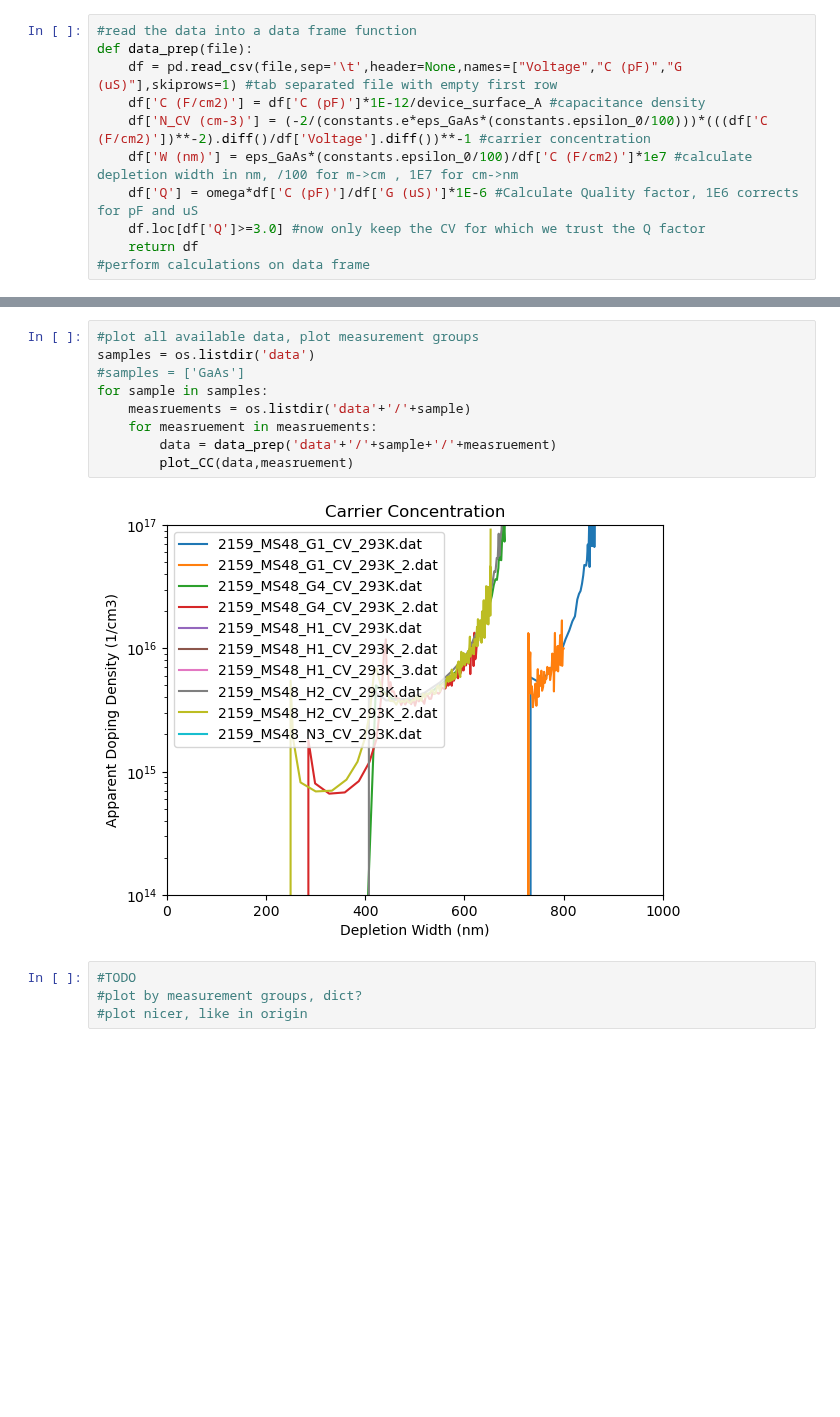
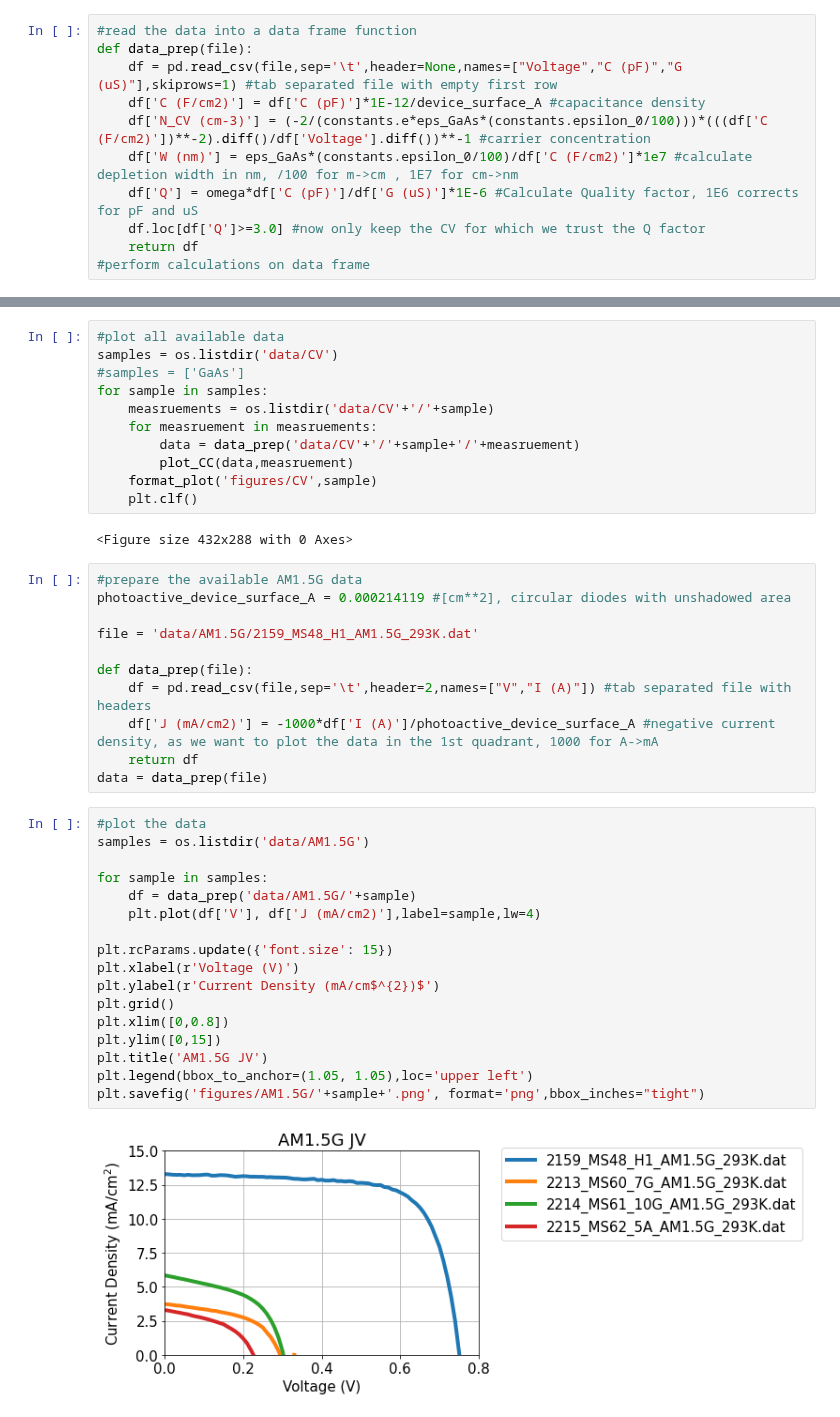
Before and after one commit to schwarzmalte/CDE_Valencia_2023_proceedings, a Jupyter notebook: data_plot.ipynb, the cells around one changed output, grey strips where cells are left out. Drawn from its saved outputs; the diff is of its cells as text; blank space fills up the shorter version.

```diff
--- a/data_plot.ipynb
+++ b/data_plot.ipynb
@@ -43,15 +56,43 @@ plot_CC(example_data,example_file)
 # %%
-#plot all available data, plot measurement groups
-samples = os.listdir('data')
+#plot all available data
+samples = os.listdir('data/CV')
 #samples = ['GaAs']
 for sample in samples:
-    measruements = os.listdir('data'+'/'+sample)
+    measruements = os.listdir('data/CV'+'/'+sample)
     for measruement in measruements:
-        data = data_prep('data'+'/'+sample+'/'+measruement)
+        data = data_prep('data/CV'+'/'+sample+'/'+measruement)
         plot_CC(data,measruement)
+    format_plot('figures/CV',sample)
+    plt.clf()
 # %% [output]
-[figure, removed]
+<Figure size 432x288 with 0 Axes>
-# %%
-#TODO
-#plot by measurement groups, dict?
-#plot nicer, like in origin
+# %%
+#prepare the available AM1.5G data
+photoactive_device_surface_A = 0.000214119 #[cm**2], circular diodes with unshadowed area
+
+file = 'data/AM1.5G/2159_MS48_H1_AM1.5G_293K.dat'
+
+def data_prep(file):
+    df = pd.read_csv(file,sep='\t',header=2,names=["V","I (A)"]) #tab separated file with headers
+    df['J (mA/cm2)'] = -1000*df['I (A)']/photoactive_device_surface_A #negative current density, as we want to plot the data in the 1st quadrant, 1000 for A->mA
+    return df
+data = data_prep(file)
+# %%
+#plot the data
+samples = os.listdir('data/AM1.5G')
+
+for sample in samples:
+    df = data_prep('data/AM1.5G/'+sample)
+    plt.plot(df['V'], df['J (mA/cm2)'],label=sample,lw=4)
+
+plt.rcParams.update({'font.size': 15})
+plt.xlabel(r'Voltage (V)')
+plt.ylabel(r'Current Density (mA/cm$^{2})$')
+plt.grid()
+plt.xlim([0,0.8])
+plt.ylim([0,15])
+plt.title('AM1.5G JV')
+plt.legend(bbox_to_anchor=(1.05, 1.05),loc='upper left')
+plt.savefig('figures/AM1.5G/'+sample+'.png', format='png',bbox_inches="tight")
+# %% [output]
+[figure, added]
```
Also changed, not shown: parts of 3 cells of this notebook, 39 other files.
